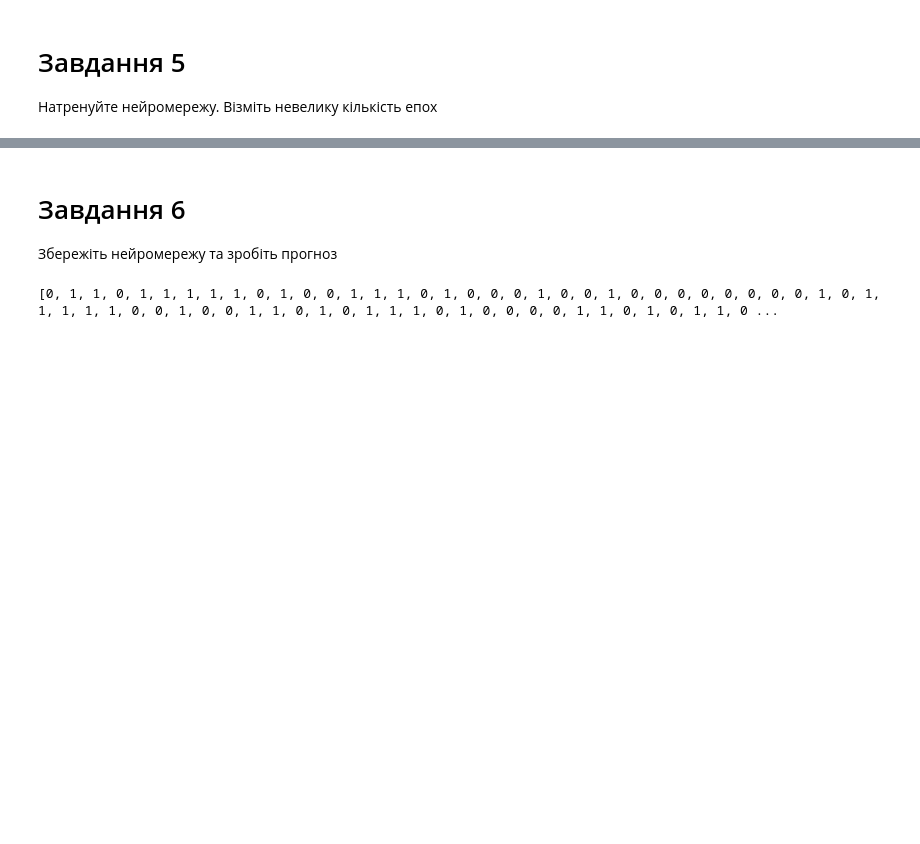
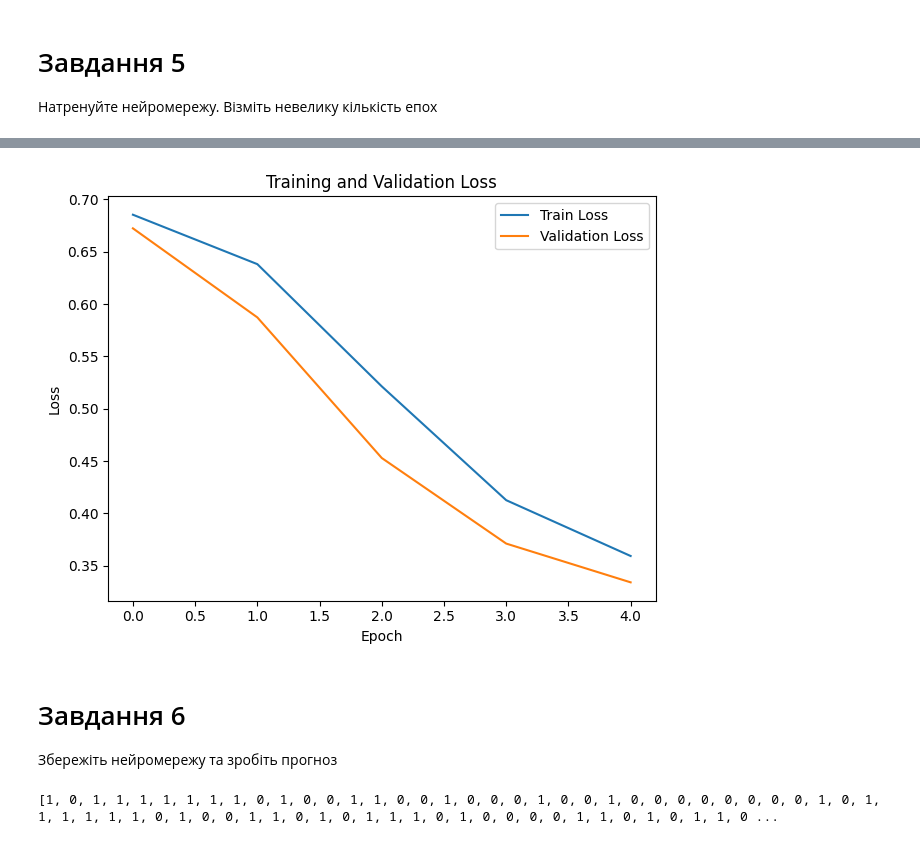
Before and after one commit to HromovAndrey/II_Homework_mood_4_part_3, a Jupyter notebook: ДЗ_13.ipynb, the cells around one changed output, grey strips where cells are left out. Cells and saved outputs as stored; diff of their text form; code cells hidden in the pictures; blank space fills up the shorter version.

```diff
--- a/ДЗ_13.ipynb
+++ b/ДЗ_13.ipynb
@@ -83,16 +83,3 @@ optimizer = torch.optim.Adam(model.parameters(), lr=0.001)
 # %% [markdown]
 # Завдання 5
 Натренуйте нейромережу. Візміть невелику кількість епох
-# %%
-num_epochs = 5
-
-for epoch in range(num_epochs):
-    model.train()
-    for data, target in train_loader:
-        optimizer.zero_grad()
-        output = model(data)
-        loss = criterion(output.squeeze(), target)
-        loss.backward()
-        optimizer.step()
-
-    print(f'Epoch {epoch+1}/{num_epochs}, Loss: {loss.item()}')
@@ -104,0 +121,22 @@ Epoch 5/5, Loss: 0.281889408826828
+# %%
+def plot_history(history, metrics_name=None):
+    metrics_name = metrics_name if metrics_name else []
+
+    plt.figure(figsize=(12, 5))
+
+    plt.subplot(1, 2, 1)
+    plt.plot(history['loss'], label='Train Loss')
+    plt.plot(history['val_loss'], label='Validation Loss')
+    plt.xlabel('Epoch')
+    plt.ylabel('Loss')
+    plt.title('Training and Validation Loss')
+    plt.legend()
+
+    plt.tight_layout()
+    plt.show()
+# %%
+model = BananaModel()
+criterion = nn.BCELoss()
+optimizer = torch.optim.Adam(model.parameters(), lr=0.001)
+# %%
+history = train(model, optimizer, criterion, train_loader, test_loader, epochs=5, device='cpu')
@@ -105,3 +149,7 @@ Epoch 5/5, Loss: 0.281889408826828
+# %%
+plot_history(history)
+# %% [output]
+[figure, added]
 # %% [markdown]
 # Завдання 6
 Збережіть нейромережу та зробіть прогноз
@@ -117,4 +165,4 @@ with torch.no_grad():
 predicted_quality = [1 if pred > 0.5 else 0 for pred in predictions]
 print(predicted_quality)
 # %% [output]
-[0, 1, 1, 0, 1, 1, 1, 1, 1, 0, 1, 0, 0, 1, 1, 1, 0, 1, 0, 0, 0, 1, 0, 0, 1, 0, 0, 0, 0, 0, 0, 0, 0, 1, 0, 1, 1, 1, 1, 1, 0, 0, 1, 0, 0, 1, 1, 0, 1, 0, 1, 1, 1, 0, 1, 0, 0, 0, 0, 1, 1, 0, 1, 0, 1, 1, 0 ...
+[1, 0, 1, 1, 1, 1, 1, 1, 1, 0, 1, 0, 0, 1, 1, 0, 0, 1, 0, 0, 0, 1, 0, 0, 1, 0, 0, 0, 0, 0, 0, 0, 0, 1, 0, 1, 1, 1, 1, 1, 1, 0, 1, 0, 0, 1, 1, 0, 1, 0, 1, 1, 1, 0, 1, 0, 0, 0, 0, 1, 1, 0, 1, 0, 1, 1, 0 ...
```
Also changed, not shown: parts of 3 cells of this notebook.
